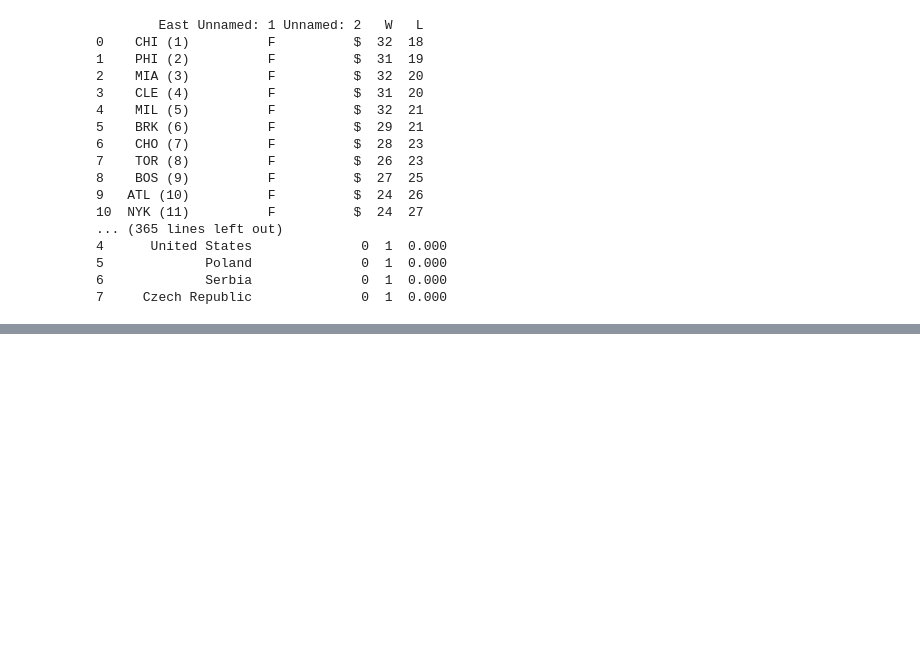
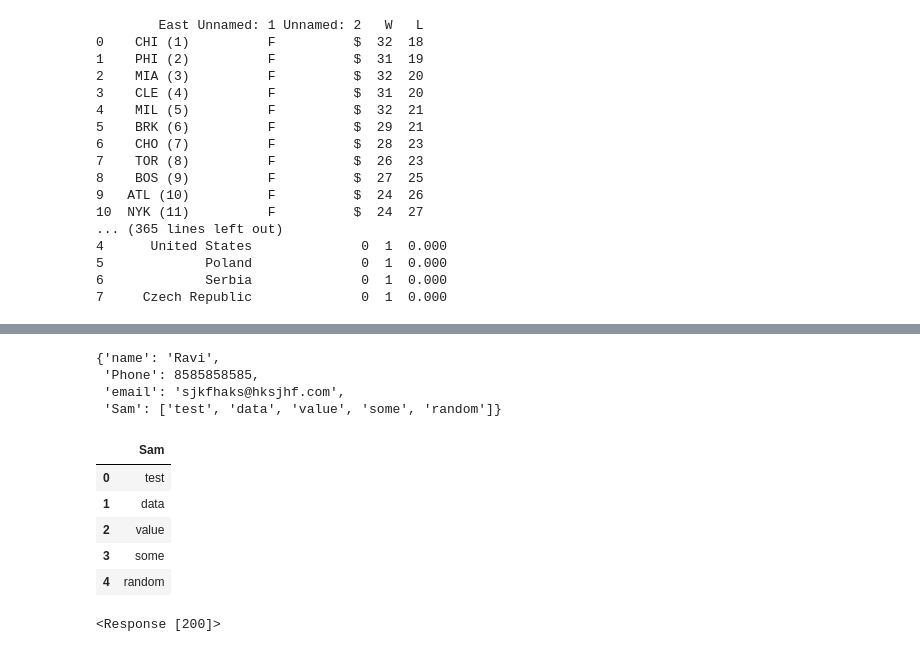
Before and after one commit to raviyogashankar/PythonBasicPractice, a Jupyter notebook: Pandas.ipynb, the cells around one changed output, grey strips where cells are left out. Cells and saved outputs as stored; diff of their text form; code cells hidden in the pictures; blank space fills up the shorter version.

```diff
--- a/Pandas.ipynb
+++ b/Pandas.ipynb
@@ -314,0 +333,7 @@ for i in range(len(basketball)):
+# %%
+a = """{
+"name":"Ravi",
+"Phone":8585858585,
+"email":"sjkfhaks@hksjhf.com",
+"Sam":["test","data","value","some","random"]
+}"""
@@ -314,0 +342,18 @@ for i in range(len(basketball)):
+# %%
+sample = json.loads(a)
+# %%
+sample
+# %% [output]
+{'name': 'Ravi',
+ 'Phone': 8585858585,
+ 'email': 'sjkfhaks@hksjhf.com',
+ 'Sam': ['test', 'data', 'value', 'some', 'random']}
+# %%
+pd.DataFrame(sample,columns=['Sam'])
+# %% [output]
+|  | Sam |
+| 0 | test |
+| 1 | data |
+| 2 | value |
+| 3 | some |
+| 4 | random |
@@ -314,0 +364,4 @@ for i in range(len(basketball)):
+# %%
+res
+# %% [output]
+<Response [200]>
```
Also changed, not shown: parts of 12 cells of this notebook, 1 other file.
